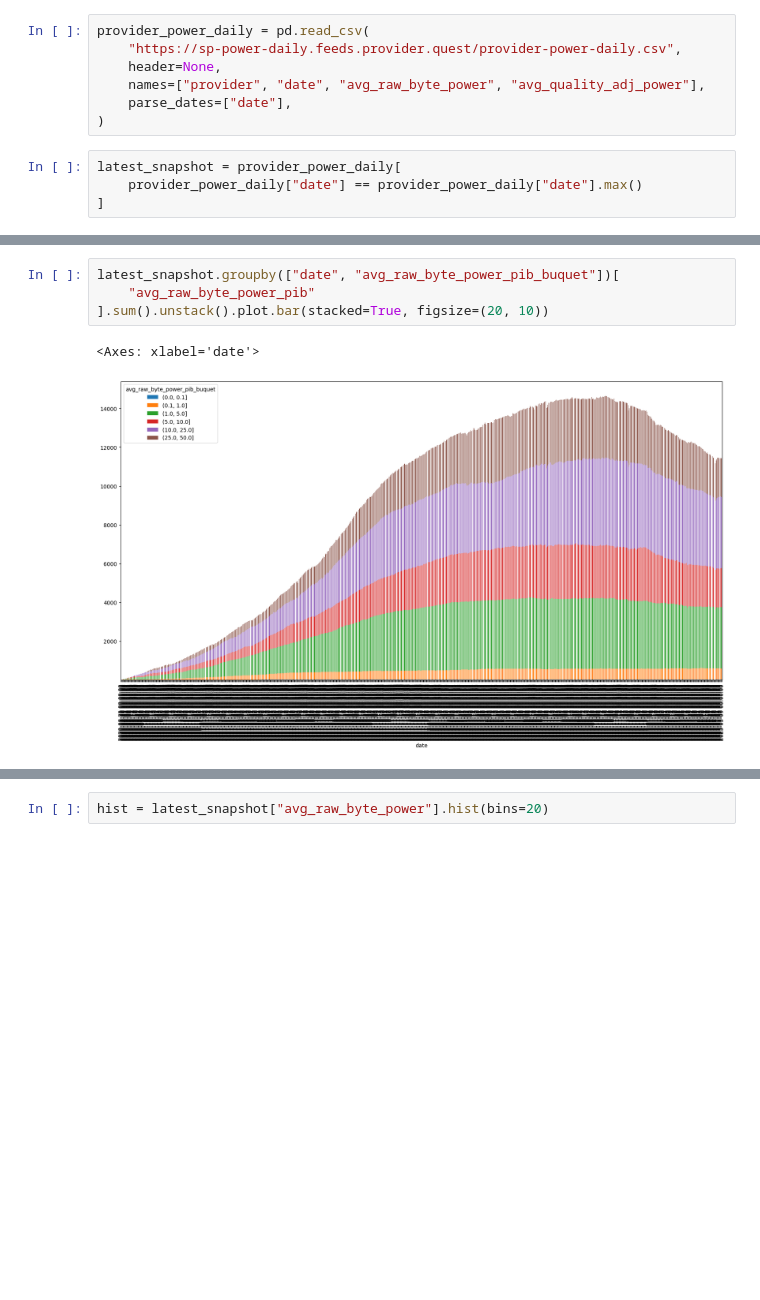
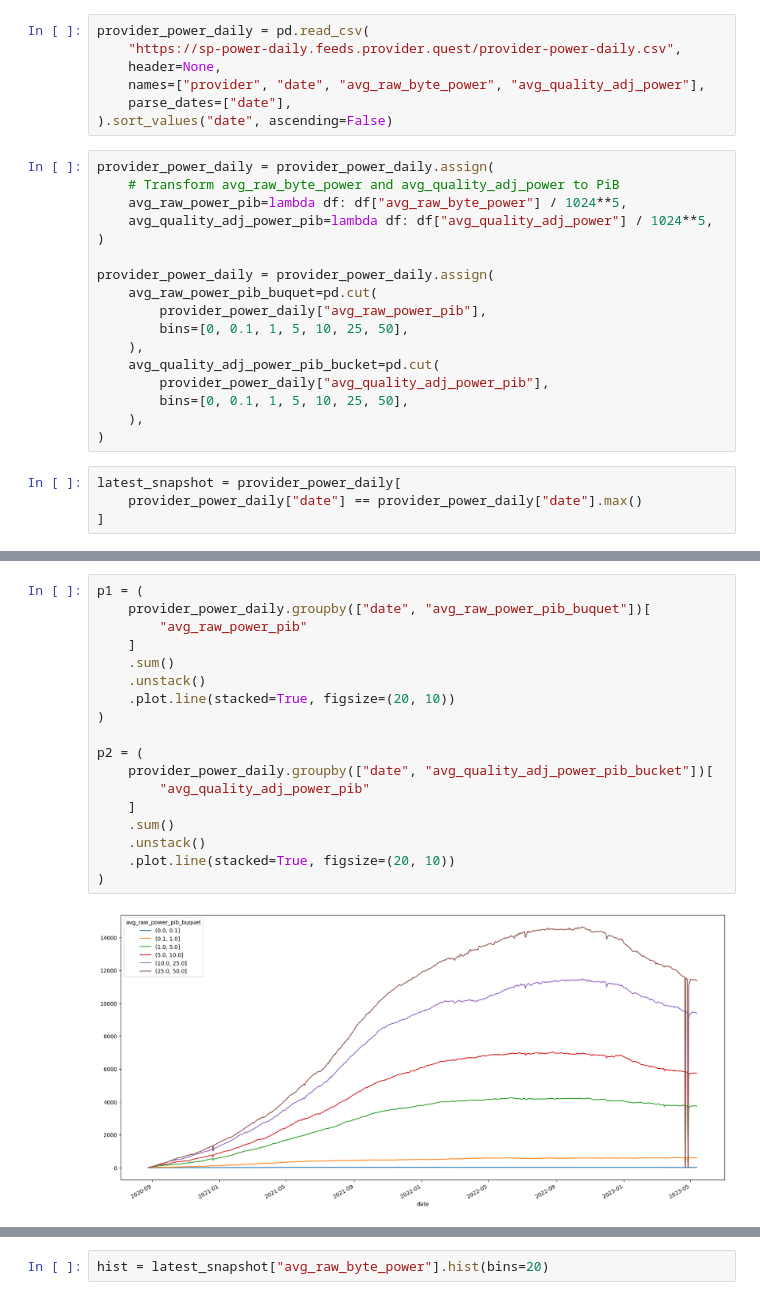
Before and after one commit to davidgasquez/datalab, a Jupyter notebook: notebooks/2023-05-09-Filecoin Report.ipynb, the cells around one changed output, grey strips where cells are left out. Saved outputs shown, nothing was run; the diff lists cells and outputs as text; blank space fills up the shorter version.

```diff
--- a/notebooks/2023-05-09-Filecoin Report.ipynb
+++ b/notebooks/2023-05-09-Filecoin Report.ipynb
@@ -78,7 +98,24 @@ provider_power_daily = pd.read_csv(
     header=None,
     names=["provider", "date", "avg_raw_byte_power", "avg_quality_adj_power"],
     parse_dates=["date"],
-)
+).sort_values("date", ascending=False)
+# %%
+provider_power_daily = provider_power_daily.assign(
+    # Transform avg_raw_byte_power and avg_quality_adj_power to PiB
+    avg_raw_power_pib=lambda df: df["avg_raw_byte_power"] / 1024**5,
+    avg_quality_adj_power_pib=lambda df: df["avg_quality_adj_power"] / 1024**5,
+)
+
+provider_power_daily = provider_power_daily.assign(
+    avg_raw_power_pib_buquet=pd.cut(
+        provider_power_daily["avg_raw_power_pib"],
+        bins=[0, 0.1, 1, 5, 10, 25, 50],
+    ),
+    avg_quality_adj_power_pib_bucket=pd.cut(
+        provider_power_daily["avg_quality_adj_power_pib"],
+        bins=[0, 0.1, 1, 5, 10, 25, 50],
+    ),
+)
 # %%
 latest_snapshot = provider_power_daily[
     provider_power_daily["date"] == provider_power_daily["date"].max()
@@ -95,7 +148,20 @@ latest_snapshot = latest_snapshot.assign(
 # %%
-latest_snapshot.groupby(["date", "avg_raw_byte_power_pib_buquet"])[
-    "avg_raw_byte_power_pib"
-].sum().unstack().plot.bar(stacked=True, figsize=(20, 10))
+p1 = (
+    provider_power_daily.groupby(["date", "avg_raw_power_pib_buquet"])[
+        "avg_raw_power_pib"
+    ]
+    .sum()
+    .unstack()
+    .plot.line(stacked=True, figsize=(20, 10))
+)
+
+p2 = (
+    provider_power_daily.groupby(["date", "avg_quality_adj_power_pib_bucket"])[
+        "avg_quality_adj_power_pib"
+    ]
+    .sum()
+    .unstack()
+    .plot.line(stacked=True, figsize=(20, 10))
+)
 # %% [output]
-<Axes: xlabel='date'>
-[figure, old version]
+[figure, new version]
```
Also changed, not shown: parts of 14 cells of this notebook.
